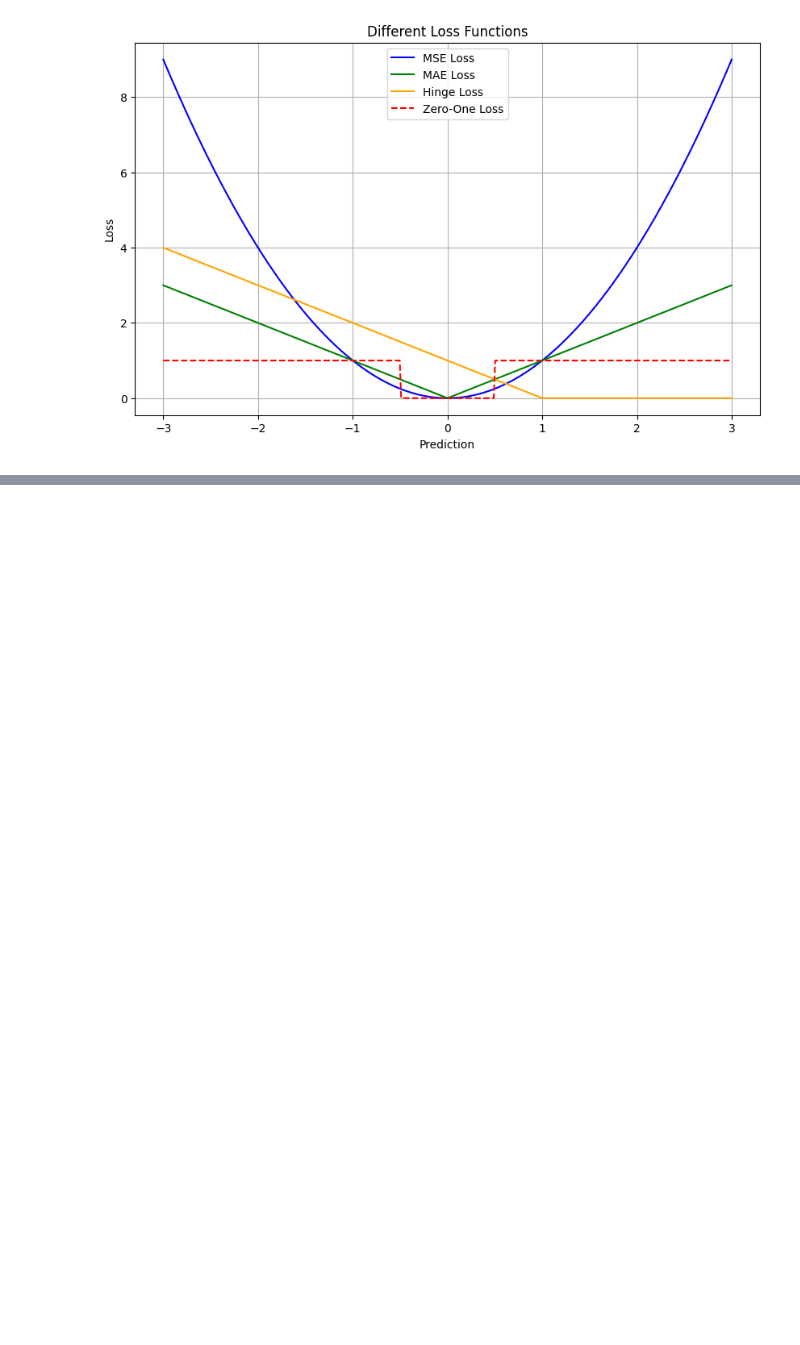
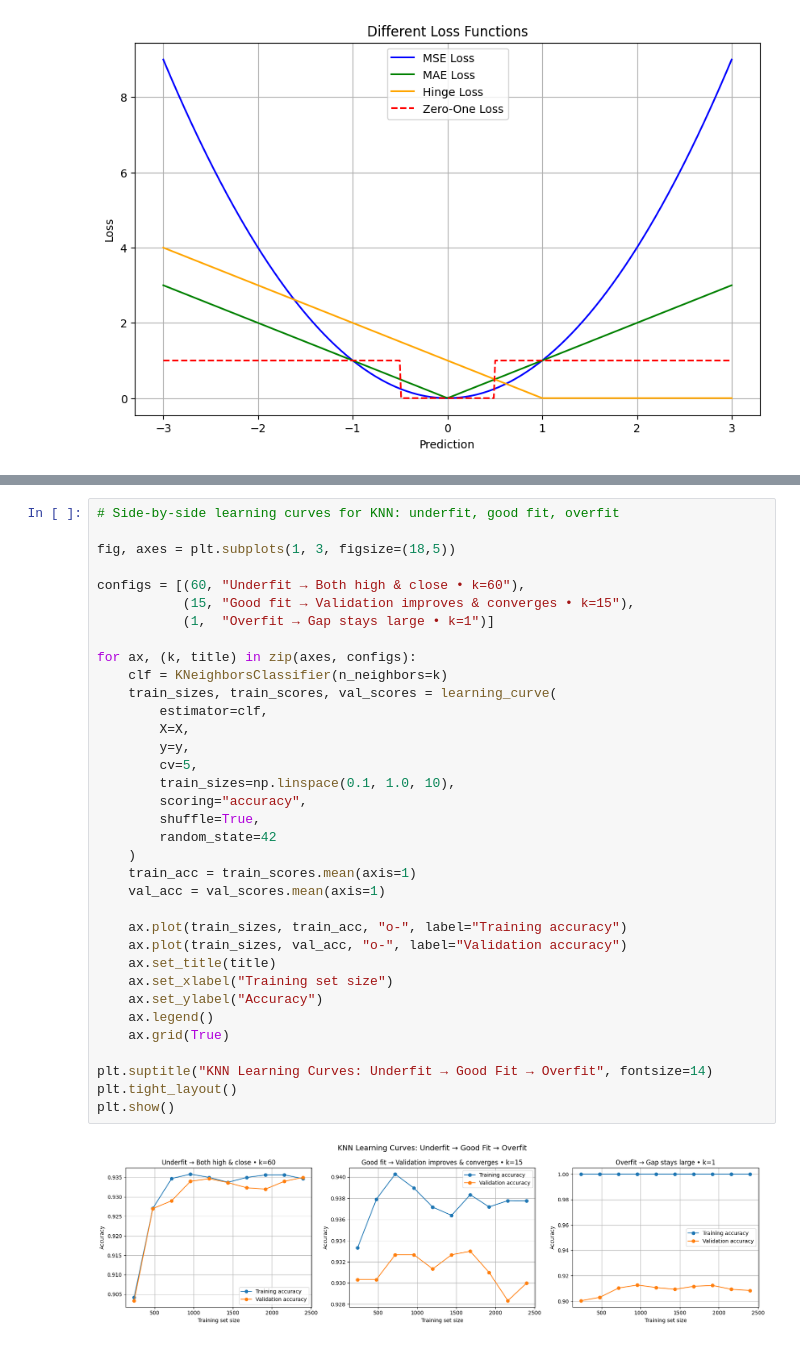
Before and after one commit to xit7/DATA-TEMPLATE, a Jupyter notebook: ml_examples/models-overview+term.ipynb, the cells around one changed output, grey strips where cells are left out. Cells and saved outputs as stored; diff of their text form; blank space fills up the shorter version.

```diff
--- a/ml_examples/models-overview+term.ipynb
+++ b/ml_examples/models-overview+term.ipynb
@@ -230,0 +264,37 @@ plt.show()
+# %%
+# Side-by-side learning curves for KNN: underfit, good fit, overfit
+
+fig, axes = plt.subplots(1, 3, figsize=(18,5))
+
+configs = [(60, "Underfit → Both high & close • k=60"),
+           (15, "Good fit → Validation improves & converges • k=15"),
+           (1,  "Overfit → Gap stays large • k=1")]
+
+for ax, (k, title) in zip(axes, configs):
+    clf = KNeighborsClassifier(n_neighbors=k)
+    train_sizes, train_scores, val_scores = learning_curve(
+        estimator=clf,
+        X=X,
+        y=y,
+        cv=5,
+        train_sizes=np.linspace(0.1, 1.0, 10),
+        scoring="accuracy",
+        shuffle=True,
+        random_state=42
+    )
+    train_acc = train_scores.mean(axis=1)
+    val_acc = val_scores.mean(axis=1)
+
+    ax.plot(train_sizes, train_acc, "o-", label="Training accuracy")
+    ax.plot(train_sizes, val_acc, "o-", label="Validation accuracy")
+    ax.set_title(title)
+    ax.set_xlabel("Training set size")
+    ax.set_ylabel("Accuracy")
+    ax.legend()
+    ax.grid(True)
+
+plt.suptitle("KNN Learning Curves: Underfit → Good Fit → Overfit", fontsize=14)
+plt.tight_layout()
+plt.show()
+# %% [output]
+[figure, added]
```
Also changed, not shown: parts of 12 cells of this notebook.
